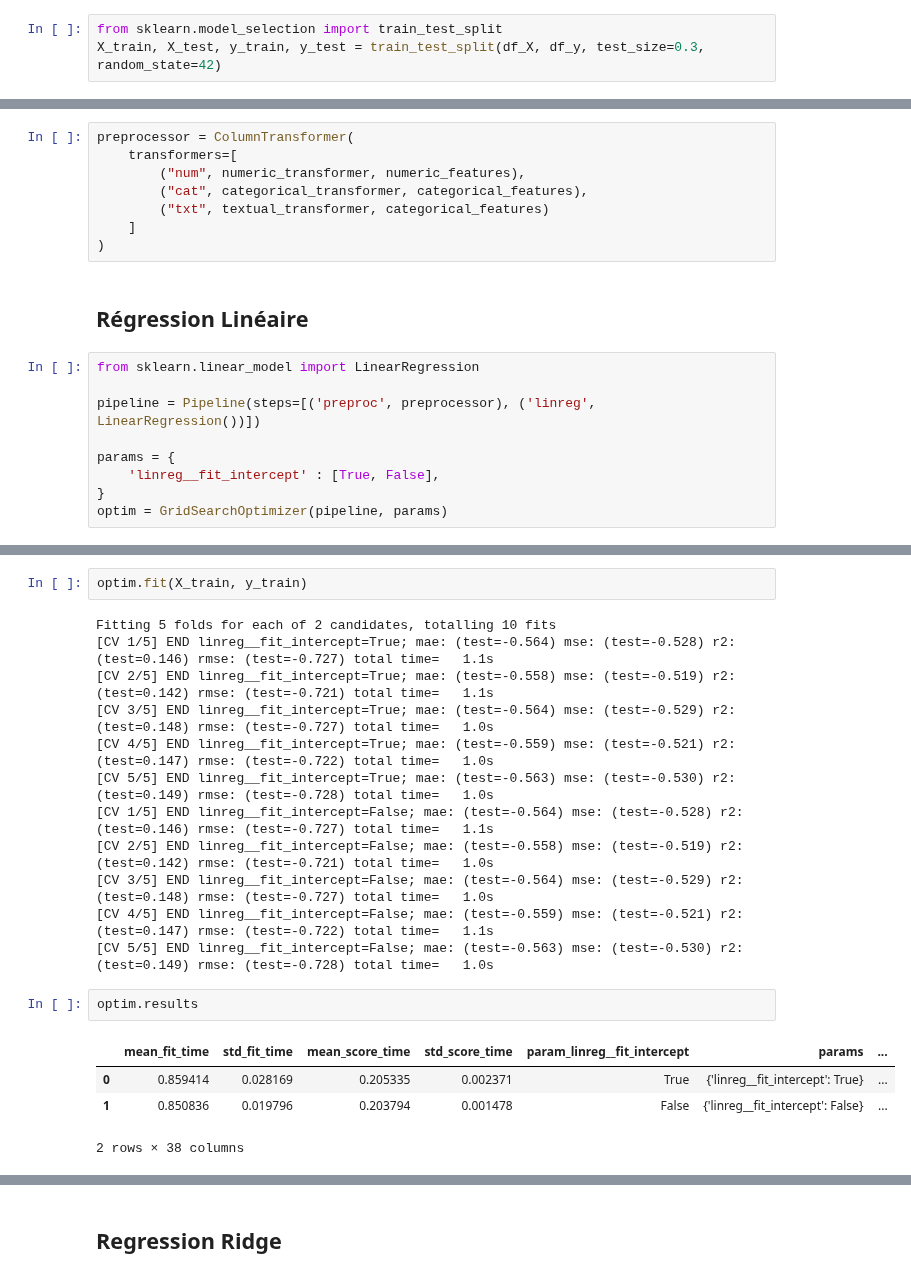
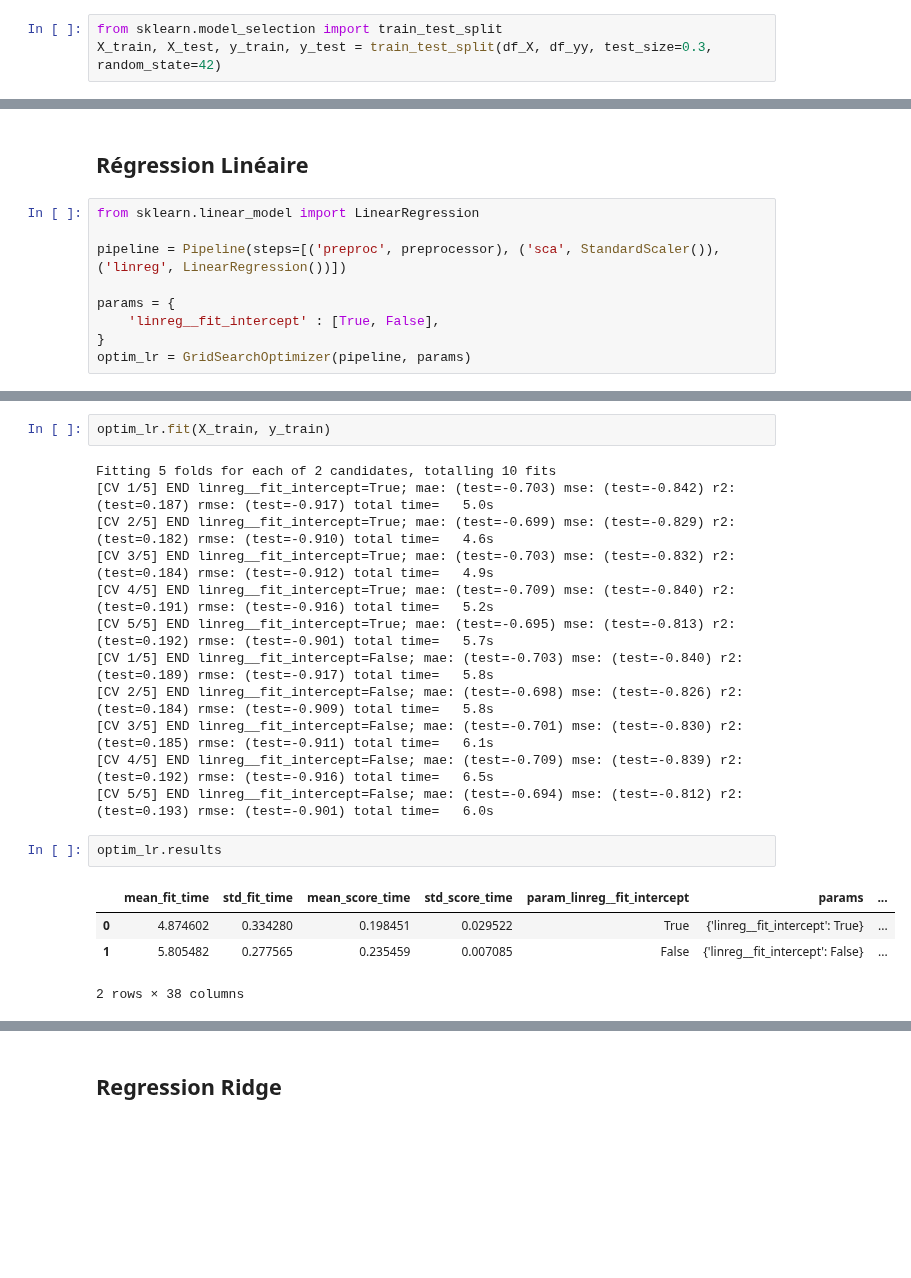
Before and after one commit to data-IA-2024/netfloox-recommandation-gr3, a Jupyter notebook: Models.ipynb, the cells around one changed output, grey strips where cells are left out. Saved outputs shown, nothing was run; the diff lists cells and outputs as text; blank space fills up the shorter version.

```diff
--- a/Models.ipynb
+++ b/Models.ipynb
@@ -281,6 +273,6 @@ array([0.        , 0.26315789, 0.36842105, ..., 0.42105263, 0.05263158,
 # Test Train Split
 # %%
 from sklearn.model_selection import train_test_split
-X_train, X_test, y_train, y_test = train_test_split(df_X, df_y, test_size=0.3, random_state=42)
+X_train, X_test, y_train, y_test = train_test_split(df_X, df_yy, test_size=0.3, random_state=42)
 # %% [markdown]
 # Pipeline
@@ -295,19 +279,11 @@ textual_transformer     = Pipeline(steps=[('imputer', SimpleImputer(strategy='co
-# %%
-preprocessor = ColumnTransformer(
-    transformers=[
-        ("num", numeric_transformer, numeric_features),
-        ("cat", categorical_transformer, categorical_features),
-        ("txt", textual_transformer, categorical_features)
-    ]
-)
 # %% [markdown]
 ## Régression Linéaire
 # %%
 from sklearn.linear_model import LinearRegression
 
-pipeline = Pipeline(steps=[('preproc', preprocessor), ('linreg', LinearRegression())])
+pipeline = Pipeline(steps=[('preproc', preprocessor), ('sca', StandardScaler()),('linreg', LinearRegression())])
 
 params = {
     'linreg__fit_intercept' : [True, False],
 }
-optim = GridSearchOptimizer(pipeline, params)
+optim_lr = GridSearchOptimizer(pipeline, params)
@@ -314,21 +310,21 @@ optim = GridSearchOptimizer(pipeline, params)
 # %%
-optim.fit(X_train, y_train)
+optim_lr.fit(X_train, y_train)
 # %% [output]
 Fitting 5 folds for each of 2 candidates, totalling 10 fits
-[CV 1/5] END linreg__fit_intercept=True; mae: (test=-0.564) mse: (test=-0.528) r2: (test=0.146) rmse: (test=-0.727) total time=   1.1s
-[CV 2/5] END linreg__fit_intercept=True; mae: (test=-0.558) mse: (test=-0.519) r2: (test=0.142) rmse: (test=-0.721) total time=   1.1s
-[CV 3/5] END linreg__fit_intercept=True; mae: (test=-0.564) mse: (test=-0.529) r2: (test=0.148) rmse: (test=-0.727) total time=   1.0s
-[CV 4/5] END linreg__fit_intercept=True; mae: (test=-0.559) mse: (test=-0.521) r2: (test=0.147) rmse: (test=-0.722) total time=   1.0s
-[CV 5/5] END linreg__fit_intercept=True; mae: (test=-0.563) mse: (test=-0.530) r2: (test=0.149) rmse: (test=-0.728) total time=   1.0s
-[CV 1/5] END linreg__fit_intercept=False; mae: (test=-0.564) mse: (test=-0.528) r2: (test=0.146) rmse: (test=-0.727) total time=   1.1s
-[CV 2/5] END linreg__fit_intercept=False; mae: (test=-0.558) mse: (test=-0.519) r2: (test=0.142) rmse: (test=-0.721) total time=   1.0s
-[CV 3/5] END linreg__fit_intercept=False; mae: (test=-0.564) mse: (test=-0.529) r2: (test=0.148) rmse: (test=-0.727) total time=   1.0s
-[CV 4/5] END linreg__fit_intercept=False; mae: (test=-0.559) mse: (test=-0.521) r2: (test=0.147) rmse: (test=-0.722) total time=   1.1s
-[CV 5/5] END linreg__fit_intercept=False; mae: (test=-0.563) mse: (test=-0.530) r2: (test=0.149) rmse: (test=-0.728) total time=   1.0s
+[CV 1/5] END linreg__fit_intercept=True; mae: (test=-0.703) mse: (test=-0.842) r2: (test=0.187) rmse: (test=-0.917) total time=   5.0s
+[CV 2/5] END linreg__fit_intercept=True; mae: (test=-0.699) mse: (test=-0.829) r2: (test=0.182) rmse: (test=-0.910) total time=   4.6s
+[CV 3/5] END linreg__fit_intercept=True; mae: (test=-0.703) mse: (test=-0.832) r2: (test=0.184) rmse: (test=-0.912) total time=   4.9s
+[CV 4/5] END linreg__fit_intercept=True; mae: (test=-0.709) mse: (test=-0.840) r2: (test=0.191) rmse: (test=-0.916) total time=   5.2s
+[CV 5/5] END linreg__fit_intercept=True; mae: (test=-0.695) mse: (test=-0.813) r2: (test=0.192) rmse: (test=-0.901) total time=   5.7s
+[CV 1/5] END linreg__fit_intercept=False; mae: (test=-0.703) mse: (test=-0.840) r2: (test=0.189) rmse: (test=-0.917) total time=   5.8s
+[CV 2/5] END linreg__fit_intercept=False; mae: (test=-0.698) mse: (test=-0.826) r2: (test=0.184) rmse: (test=-0.909) total time=   5.8s
+[CV 3/5] END linreg__fit_intercept=False; mae: (test=-0.701) mse: (test=-0.830) r2: (test=0.185) rmse: (test=-0.911) total time=   6.1s
+[CV 4/5] END linreg__fit_intercept=False; mae: (test=-0.709) mse: (test=-0.839) r2: (test=0.192) rmse: (test=-0.916) total time=   6.5s
+[CV 5/5] END linreg__fit_intercept=False; mae: (test=-0.694) mse: (test=-0.812) r2: (test=0.193) rmse: (test=-0.901) total time=   6.0s
 # %%
-optim.results
+optim_lr.results
 # %% [output]
 |  | mean_fit_time | std_fit_time | mean_score_time | std_score_time | param_linreg__fit_intercept | params | ... |
-| 0 | 0.859414 | 0.028169 | 0.205335 | 0.002371 | True | {'linreg__fit_intercept': True} | ... |
-| 1 | 0.850836 | 0.019796 | 0.203794 | 0.001478 | False | {'linreg__fit_intercept': False} | ... |
+| 0 | 4.874602 | 0.334280 | 0.198451 | 0.029522 | True | {'linreg__fit_intercept': True} | ... |
+| 1 | 5.805482 | 0.277565 | 0.235459 | 0.007085 | False | {'linreg__fit_intercept': False} | ... |
 2 rows × 38 columns
```
Also changed, not shown: parts of 58 cells of this notebook.
